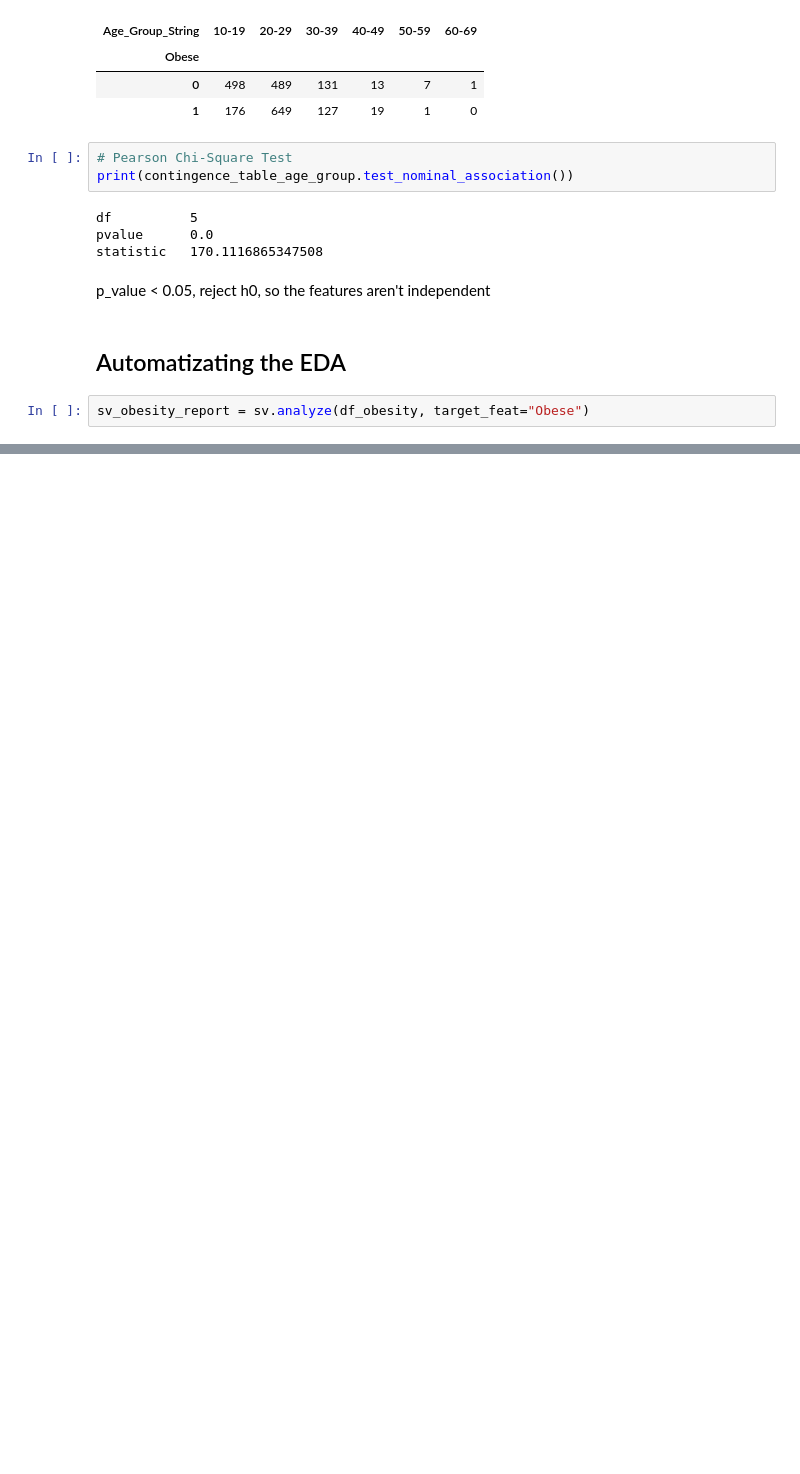
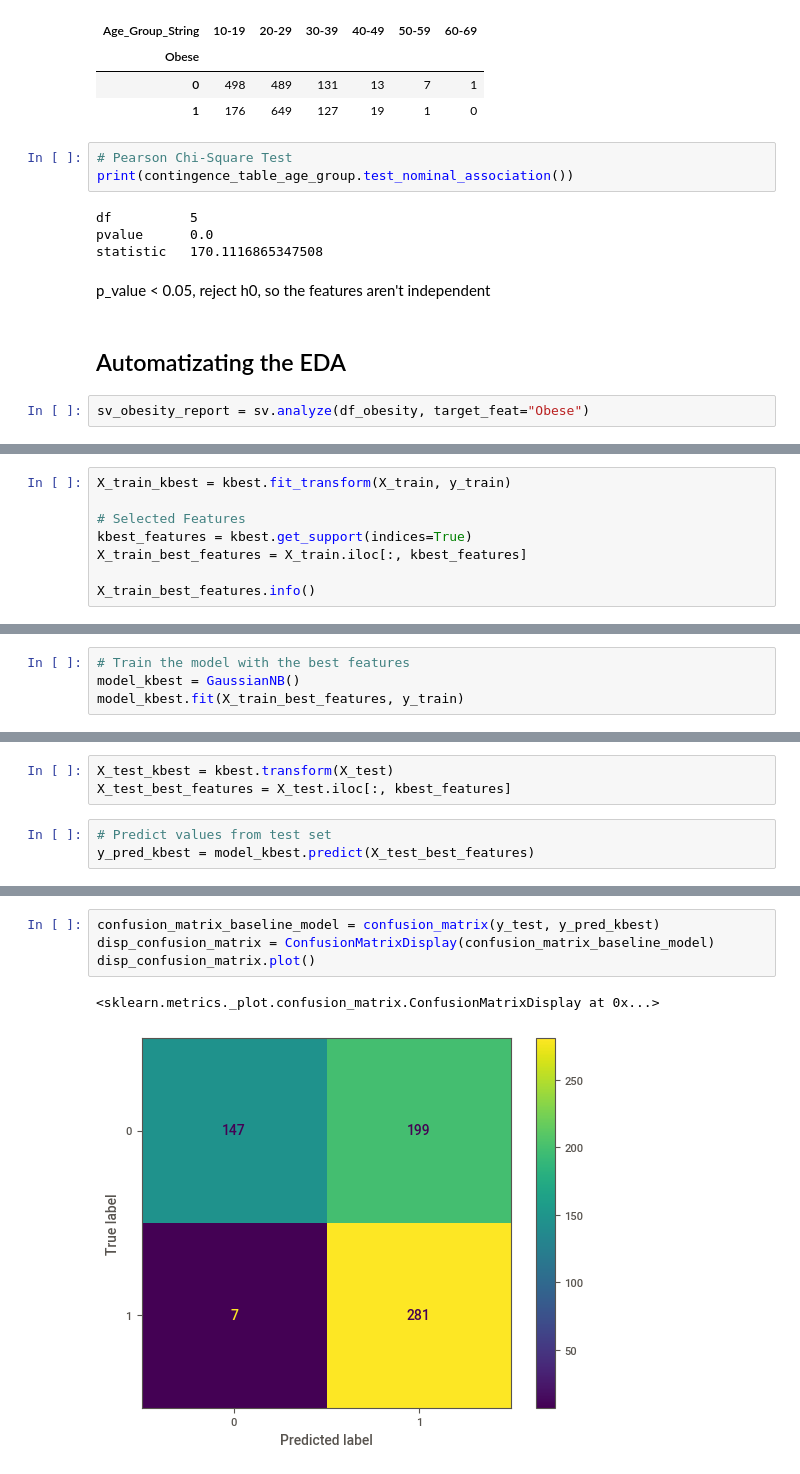
Before and after one commit to Reifhel/ml_models_practice, a Jupyter notebook: 05. Naive Bayes Classifier/Predict obesity/obesity_model.ipynb, the cells around one changed output, grey strips where cells are left out. Drawn from its saved outputs; the diff is of its cells as text; blank space fills up the shorter version.

```diff
--- a/05. Naive Bayes Classifier/Predict obesity/obesity_model.ipynb
+++ b/05. Naive Bayes Classifier/Predict obesity/obesity_model.ipynb
@@ -147,0 +201,8 @@ sv_obesity_report.show_notebook()
+# %%
+X_train_kbest = kbest.fit_transform(X_train, y_train)
+
+# Selected Features
+kbest_features = kbest.get_support(indices=True)
+X_train_best_features = X_train.iloc[:, kbest_features]
+
+X_train_best_features.info()
@@ -147,0 +222,4 @@ sv_obesity_report.show_notebook()
+# %%
+# Train the model with the best features
+model_kbest = GaussianNB()
+model_kbest.fit(X_train_best_features, y_train)
@@ -147,0 +230,6 @@ sv_obesity_report.show_notebook()
+# %%
+X_test_kbest = kbest.transform(X_test)
+X_test_best_features = X_test.iloc[:, kbest_features]
+# %%
+# Predict values from test set
+y_pred_kbest = model_kbest.predict(X_test_best_features)
@@ -147,0 +254,7 @@ sv_obesity_report.show_notebook()
+# %%
+confusion_matrix_baseline_model = confusion_matrix(y_test, y_pred_kbest)
+disp_confusion_matrix = ConfusionMatrixDisplay(confusion_matrix_baseline_model)
+disp_confusion_matrix.plot()
+# %% [output]
+<sklearn.metrics._plot.confusion_matrix.ConfusionMatrixDisplay at 0x...>
+[figure, added]
```
Also changed, not shown: parts of 16 cells of this notebook.
